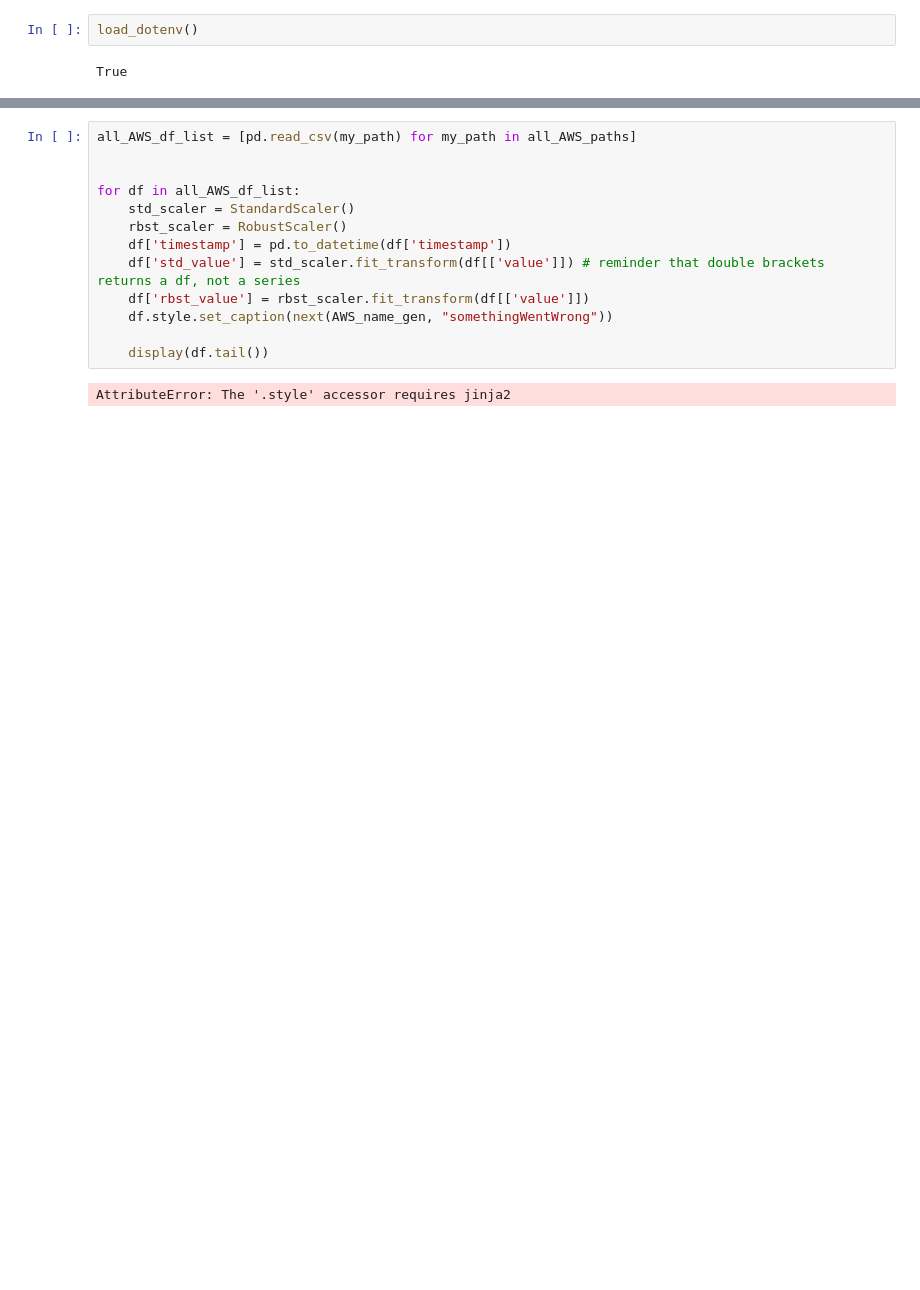
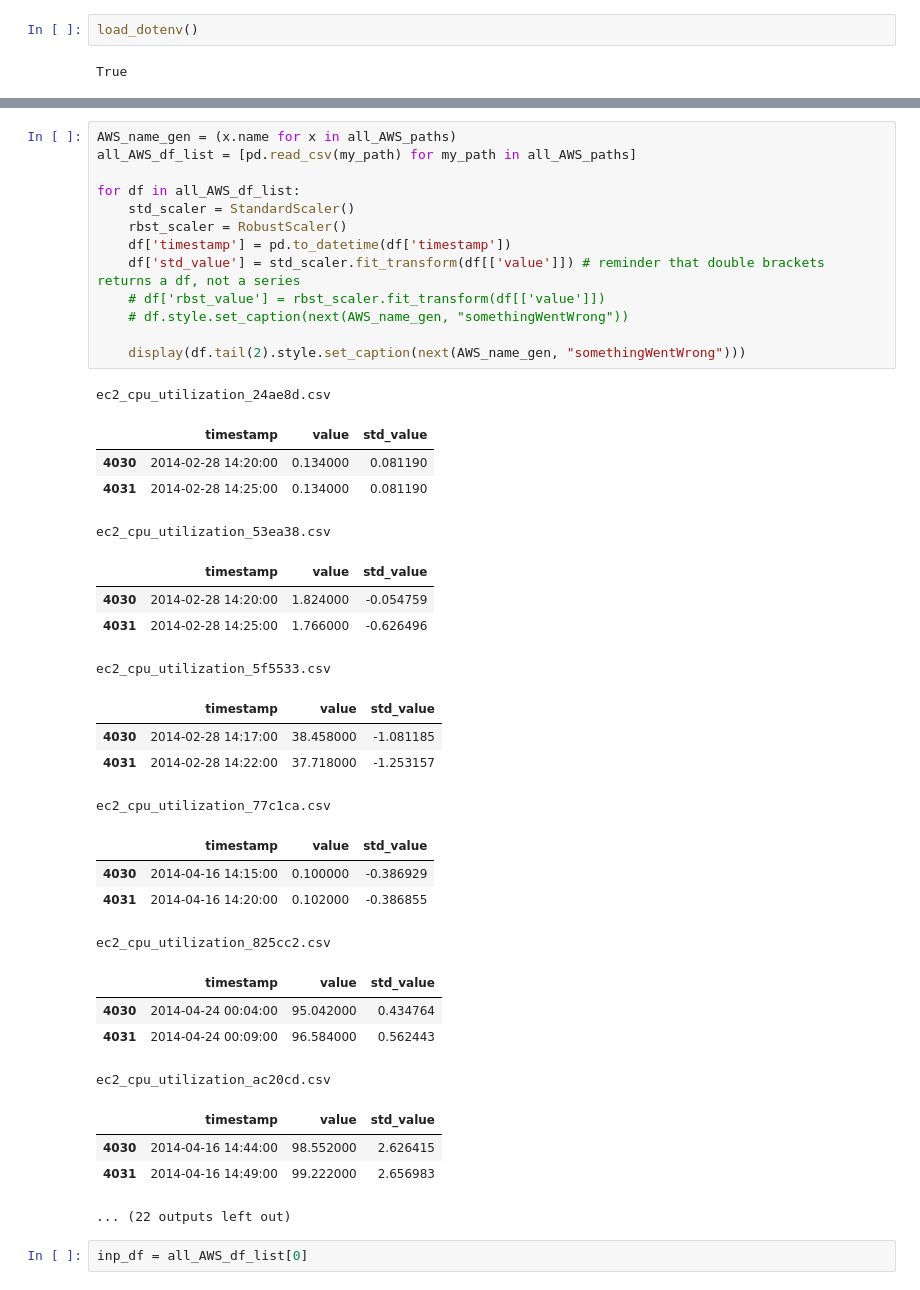
Before and after one commit to Martini-111/Anomaly_Detection, a Jupyter notebook: NAB_notebook.ipynb, the cells around one changed output, grey strips where cells are left out. Drawn from its saved outputs; the diff is of its cells as text; blank space fills up the shorter version.

```diff
--- a/NAB_notebook.ipynb
+++ b/NAB_notebook.ipynb
@@ -36,15 +33,41 @@ AWS_name_gen = (x.name for x in all_AWS_paths)
 # %%
+AWS_name_gen = (x.name for x in all_AWS_paths)
 all_AWS_df_list = [pd.read_csv(my_path) for my_path in all_AWS_paths]
-
 
 for df in all_AWS_df_list:
     std_scaler = StandardScaler()
     rbst_scaler = RobustScaler()
     df['timestamp'] = pd.to_datetime(df['timestamp'])
     df['std_value'] = std_scaler.fit_transform(df[['value']]) # reminder that double brackets returns a df, not a series
-    df['rbst_value'] = rbst_scaler.fit_transform(df[['value']])
-    df.style.set_caption(next(AWS_name_gen, "somethingWentWrong"))
+    # df['rbst_value'] = rbst_scaler.fit_transform(df[['value']])
+    # df.style.set_caption(next(AWS_name_gen, "somethingWentWrong"))
 
-    display(df.tail())
+    display(df.tail(2).style.set_caption(next(AWS_name_gen, "somethingWentWrong")))
 # %% [output]
-AttributeError: The '.style' accessor requires jinja2
+ec2_cpu_utilization_24ae8d.csv
+|  | timestamp | value | std_value |
+| 4030 | 2014-02-28 14:20:00 | 0.134000 | 0.081190 |
+| 4031 | 2014-02-28 14:25:00 | 0.134000 | 0.081190 |
+ec2_cpu_utilization_53ea38.csv
+|  | timestamp | value | std_value |
+| 4030 | 2014-02-28 14:20:00 | 1.824000 | -0.054759 |
+| 4031 | 2014-02-28 14:25:00 | 1.766000 | -0.626496 |
+ec2_cpu_utilization_5f5533.csv
+|  | timestamp | value | std_value |
+| 4030 | 2014-02-28 14:17:00 | 38.458000 | -1.081185 |
+| 4031 | 2014-02-28 14:22:00 | 37.718000 | -1.253157 |
+ec2_cpu_utilization_77c1ca.csv
+|  | timestamp | value | std_value |
+| 4030 | 2014-04-16 14:15:00 | 0.100000 | -0.386929 |
+| 4031 | 2014-04-16 14:20:00 | 0.102000 | -0.386855 |
+ec2_cpu_utilization_825cc2.csv
+|  | timestamp | value | std_value |
+| 4030 | 2014-04-24 00:04:00 | 95.042000 | 0.434764 |
+| 4031 | 2014-04-24 00:09:00 | 96.584000 | 0.562443 |
+ec2_cpu_utilization_ac20cd.csv
+|  | timestamp | value | std_value |
+| 4030 | 2014-04-16 14:44:00 | 98.552000 | 2.626415 |
+| 4031 | 2014-04-16 14:49:00 | 99.222000 | 2.656983 |
+... (22 outputs left out)
+# %%
+inp_df = all_AWS_df_list[0]
```
Also changed, not shown: parts of 7 cells of this notebook.
